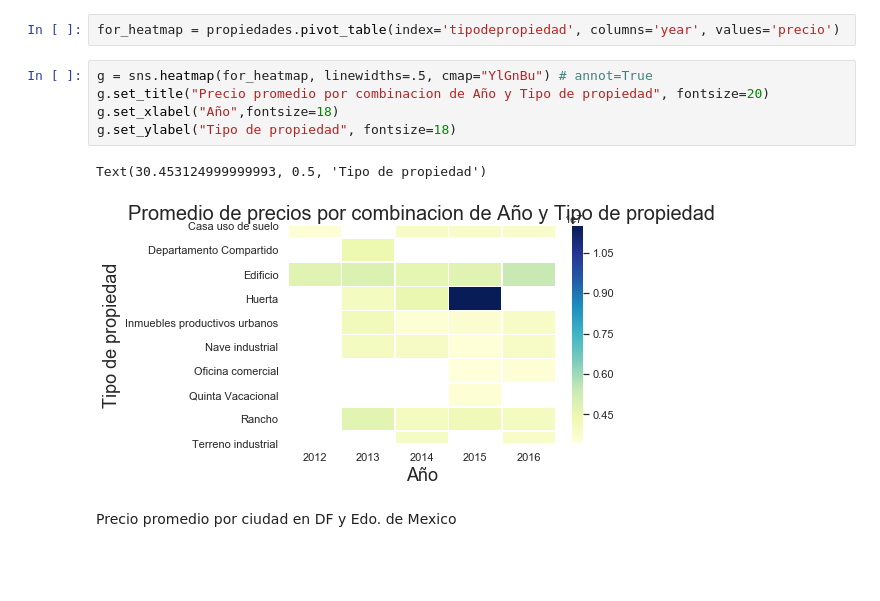
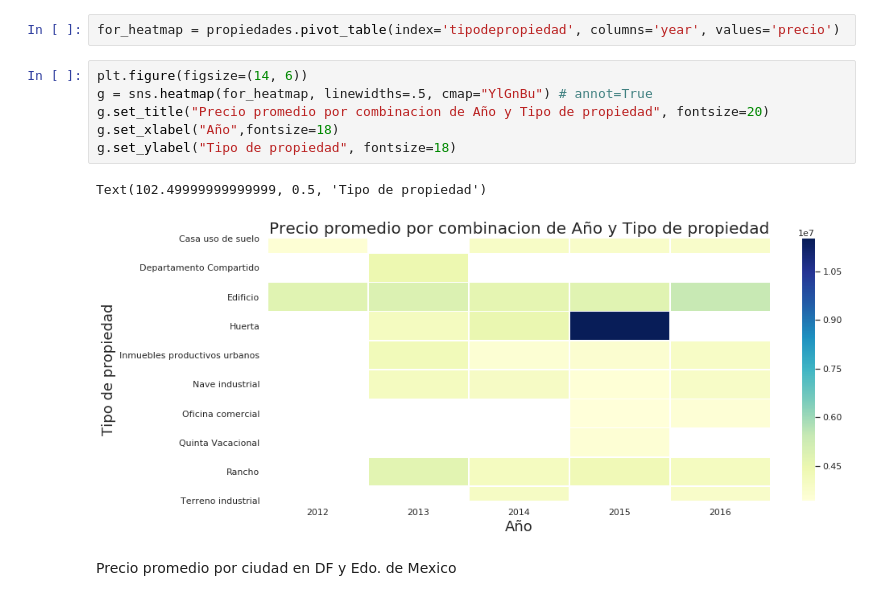
Before and after one commit to alepenaa94/Datos1-2C-2019, a Jupyter notebook: DATOS.ipynb, the cells around one changed output. Saved outputs shown, nothing was run; the diff lists cells and outputs as text; blank space fills up the shorter version.

```diff
--- a/DATOS.ipynb
+++ b/DATOS.ipynb
@@ -589,13 +598,14 @@ propiedades
 # %%
 for_heatmap = propiedades.pivot_table(index='tipodepropiedad', columns='year', values='precio')
 # %%
+plt.figure(figsize=(14, 6))
 g = sns.heatmap(for_heatmap, linewidths=.5, cmap="YlGnBu") # annot=True
 g.set_title("Precio promedio por combinacion de Año y Tipo de propiedad", fontsize=20)
 g.set_xlabel("Año",fontsize=18)
 g.set_ylabel("Tipo de propiedad", fontsize=18)
 # %% [output]
-Text(30.453124999999993, 0.5, 'Tipo de propiedad')
+Text(102.49999999999999, 0.5, 'Tipo de propiedad')
-[figure, old version]
+[figure, new version]
 # %% [markdown]
 Precio promedio por ciudad en DF y Edo. de Mexico
 # %%
```
Also changed, not shown: parts of 34 cells of this notebook.
